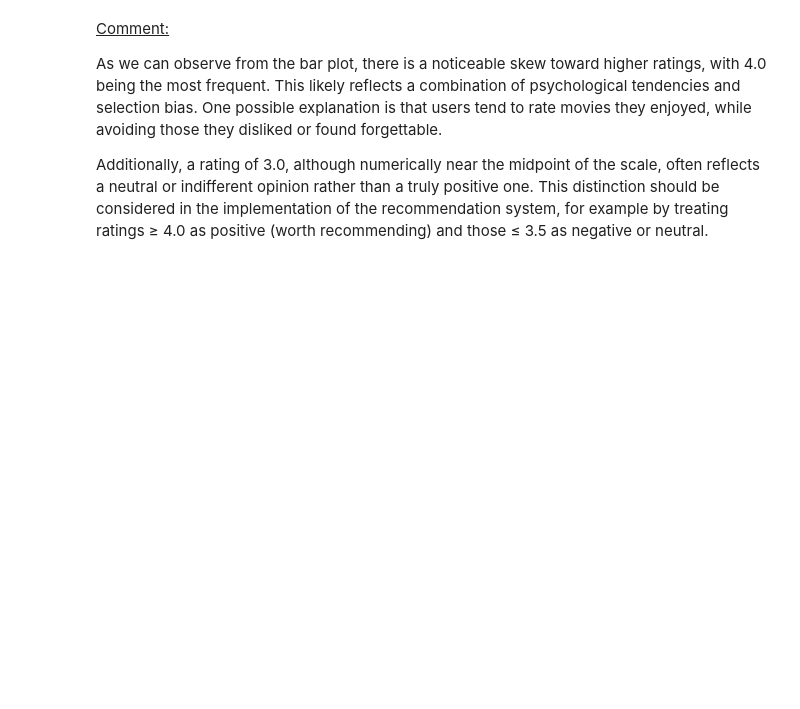
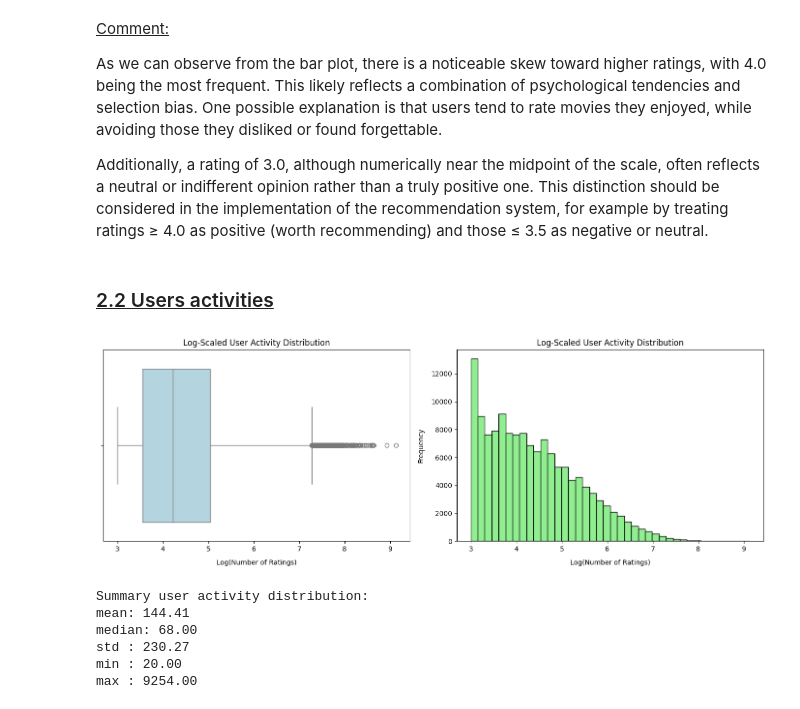
Before and after one commit to YuriCrociUnige/movie-recommendation-system, a Jupyter notebook: notebooks/Exploratory_Data_Analysis.ipynb, the cells around one changed output. Cells and saved outputs as stored; diff of their text form; code cells hidden in the pictures; blank space fills up the shorter version.

```diff
--- a/notebooks/Exploratory_Data_Analysis.ipynb
+++ b/notebooks/Exploratory_Data_Analysis.ipynb
@@ -357,3 +357,42 @@ plt.show()
 As we can observe from the bar plot, there is a noticeable skew toward higher ratings, with 4.0 being the most frequent. This likely reflects a combination of psychological tendencies and selection bias. One possible explanation is that users tend to rate movies they enjoyed, while avoiding those they disliked or found forgettable.
 
 Additionally, a rating of 3.0, although numerically near the midpoint of the scale, often reflects a neutral or indifferent opinion rather than a truly positive one. This distinction should be considered in the implementation of the recommendation system, for example by treating ratings ≥ 4.0 as positive (worth recommending) and those ≤ 3.5 as negative or neutral.
+# %% [markdown]
+### <u>2.2 Users activities</u>
+# %%
+# Compute the original and log-scaled distribution of user activity
+user_rating_counts = rating_df['userId'].value_counts()
+log_counts = np.log(user_rating_counts)
+
+# Plot histogram and boxplot for user activity
+fig,axes = plt.subplots(1,2,figsize=(14,5))
+
+# Boxplot for user activity
+sns.boxplot(x=log_counts, ax=axes[0], color='lightblue')
+axes[0].set_title('Log-Scaled User Activity Distribution')
+axes[0].set_xlabel('Log(Number of Ratings)', labelpad=10)
+
+
+# Histogram for log-scaled user activity
+axes[1].hist(log_counts, bins=40, color = 'lightgreen', edgecolor='black')
+axes[1].set_title('Log-Scaled User Activity Distribution')
+axes[1].set_xlabel('Log(Number of Ratings)', labelpad=10)
+axes[1].set_ylabel('Frequency', labelpad=10)
+plt.tight_layout()
+plt.show()
+# %% [output]
+[figure, added]
+# %%
+print(f'Summary user activity distribution:\n'
+      f'mean: {user_rating_counts.mean():.2f}\n'
+      f'median: {user_rating_counts.median():.2f}\n'
+      f'std : {user_rating_counts.std():.2f}\n'
+      f'min : {user_rating_counts.min():.2f}\n'
+      f'max : {user_rating_counts.max():.2f}\n')
+# %% [output]
+Summary user activity distribution:
+mean: 144.41
+median: 68.00
+std : 230.27
+min : 20.00
+max : 9254.00
```
Also changed, not shown: parts of 7 cells of this notebook.
